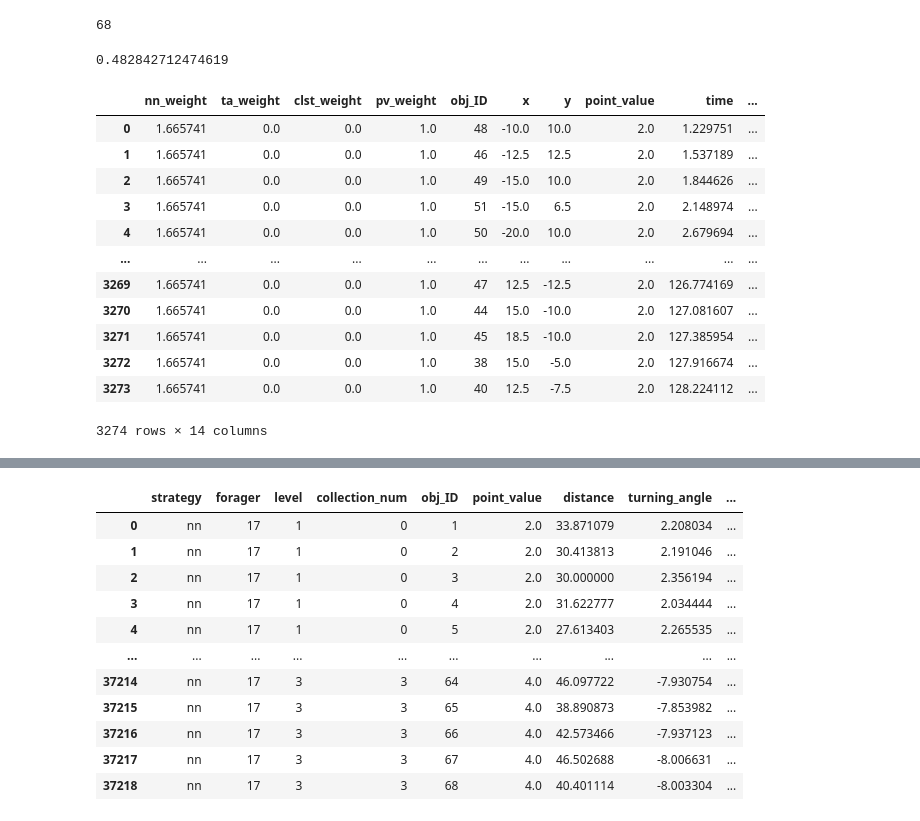
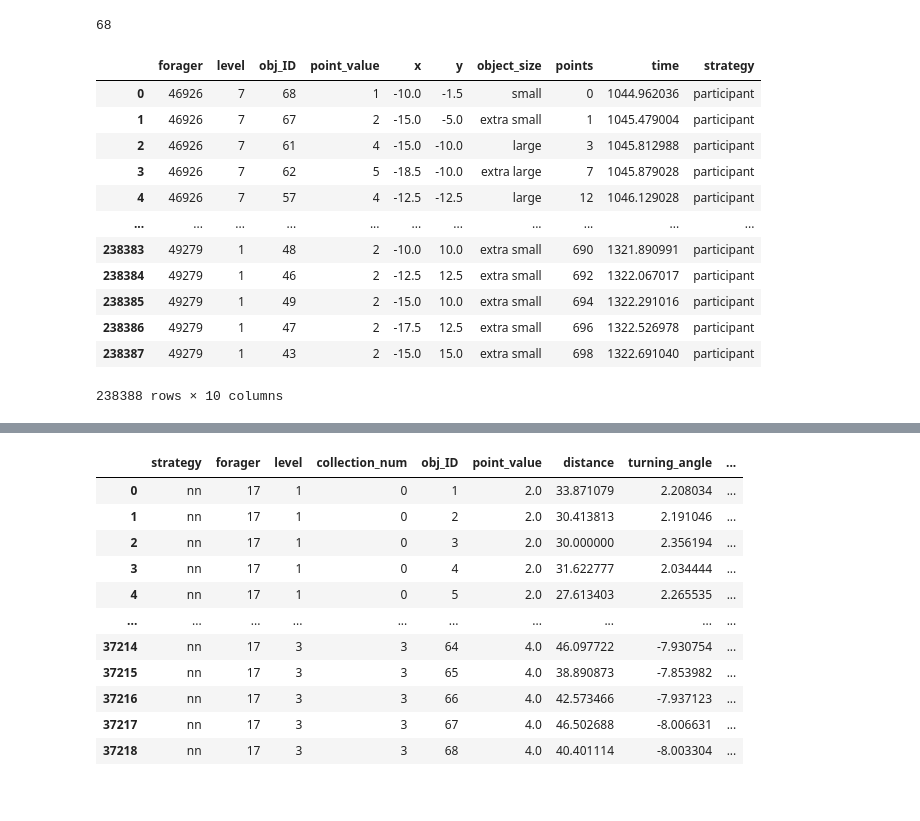
Before and after one commit to lcwat/coconuts_thesis, a Jupyter notebook: py/notebooks/data_expansion.ipynb, the cells around one changed output, grey strips where cells are left out. Saved outputs shown, nothing was run; the diff lists cells and outputs as text; code cells hidden in the pictures.

```diff
--- a/py/notebooks/data_expansion.ipynb
+++ b/py/notebooks/data_expansion.ipynb
@@ -11,12 +11,17 @@ from tqdm import tqdm
 # %%
 # read in simulation results
 simul_results = pd.read_csv(
-    '../../data/simulation/runs/pure_strats/simul_weighted_forages_10_10_25.csv',
-    index_col=0
+    '../../data/simulation/runs/pure_strats/simul_weighted_forages_10_23_25.csv'
 )
+
+player_forages = pd.read_csv(
+    '../../data/clean_datasets/clean_forage_data.csv'
+)
+
 # clean up
 # reset index
 simul_results.index = [*range(len(simul_results))]
+player_forages.index = [*range(len(player_forages))]
 
 # read in obj locs
 all_lvls_coco_locs = pd.read_csv(
@@ -103,12 +108,28 @@ def neighborhood_value(
     active_obj_dists = lvl_dist_matrix[curr_coco_id-1][avail_indices]
 
     return np.sum(np.reciprocal(sorted(active_obj_dists)[1:num_neighbors+1]))
-# %%
-act_obj_dists = d[0][2]
-
-print(np.sum(np.reciprocal(sorted(act_obj_dists)[1:3])))
-# %% [output]
-0.482842712474619
+# %%
+# edit some variable names to work with the following function
+# subject -> forager
+#
+player_forages = player_forages.rename(columns={'subject': 'forager'})
+player_forages['strategy'] = 'participant'
+# %%
+player_forages
+# %% [output]
+|  | forager | level | obj_ID | point_value | x | y | object_size | points | time | strategy |
+| 0 | 46926 | 7 | 68 | 1 | -10.0 | -1.5 | small | 0 | 1044.962036 | participant |
+| 1 | 46926 | 7 | 67 | 2 | -15.0 | -5.0 | extra small | 1 | 1045.479004 | participant |
+| 2 | 46926 | 7 | 61 | 4 | -15.0 | -10.0 | large | 3 | 1045.812988 | participant |
+| 3 | 46926 | 7 | 62 | 5 | -18.5 | -10.0 | extra large | 7 | 1045.879028 | participant |
+| 4 | 46926 | 7 | 57 | 4 | -12.5 | -12.5 | large | 12 | 1046.129028 | participant |
+| ... | ... | ... | ... | ... | ... | ... | ... | ... | ... | ... |
+| 238383 | 49279 | 1 | 48 | 2 | -10.0 | 10.0 | extra small | 690 | 1321.890991 | participant |
+| 238384 | 49279 | 1 | 46 | 2 | -12.5 | 12.5 | extra small | 692 | 1322.067017 | participant |
+| 238385 | 49279 | 1 | 49 | 2 | -15.0 | 10.0 | extra small | 694 | 1322.291016 | participant |
+| 238386 | 49279 | 1 | 47 | 2 | -17.5 | 12.5 | extra small | 696 | 1322.526978 | participant |
+| 238387 | 49279 | 1 | 43 | 2 | -15.0 | 15.0 | extra small | 698 | 1322.691040 | participant |
+238388 rows × 10 columns
 # %%
 # combine together to create function to expand df
 def expand_df_with_covariates(
@@ -342,16 +338,0 @@ all_runs = all_runs[all_runs.strategy == 'nn']
-# %%
-all_runs
-# %% [output]
-|  | nn_weight | ta_weight | clst_weight | pv_weight | obj_ID | x | y | point_value | time | ... |
-| 0 | 1.665741 | 0.0 | 0.0 | 1.0 | 48 | -10.0 | 10.0 | 2.0 | 1.229751 | ... |
-| 1 | 1.665741 | 0.0 | 0.0 | 1.0 | 46 | -12.5 | 12.5 | 2.0 | 1.537189 | ... |
-| 2 | 1.665741 | 0.0 | 0.0 | 1.0 | 49 | -15.0 | 10.0 | 2.0 | 1.844626 | ... |
-| 3 | 1.665741 | 0.0 | 0.0 | 1.0 | 51 | -15.0 | 6.5 | 2.0 | 2.148974 | ... |
-| 4 | 1.665741 | 0.0 | 0.0 | 1.0 | 50 | -20.0 | 10.0 | 2.0 | 2.679694 | ... |
-| ... | ... | ... | ... | ... | ... | ... | ... | ... | ... | ... |
-| 3269 | 1.665741 | 0.0 | 0.0 | 1.0 | 47 | 12.5 | -12.5 | 2.0 | 126.774169 | ... |
-| 3270 | 1.665741 | 0.0 | 0.0 | 1.0 | 44 | 15.0 | -10.0 | 2.0 | 127.081607 | ... |
-| 3271 | 1.665741 | 0.0 | 0.0 | 1.0 | 45 | 18.5 | -10.0 | 2.0 | 127.385954 | ... |
-| 3272 | 1.665741 | 0.0 | 0.0 | 1.0 | 38 | 15.0 | -5.0 | 2.0 | 127.916674 | ... |
-| 3273 | 1.665741 | 0.0 | 0.0 | 1.0 | 40 | 12.5 | -7.5 | 2.0 | 128.224112 | ... |
-3274 rows × 14 columns
```
Also changed, not shown: parts of 5 cells of this notebook, 4 other files.
